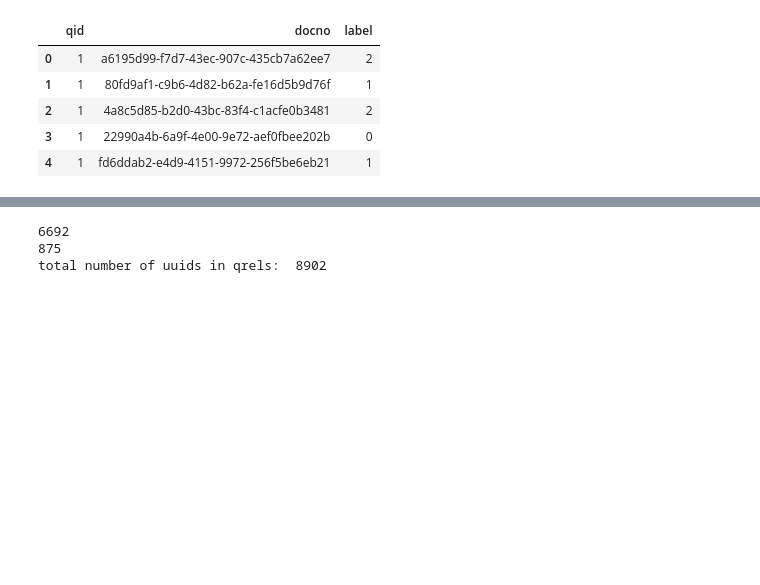
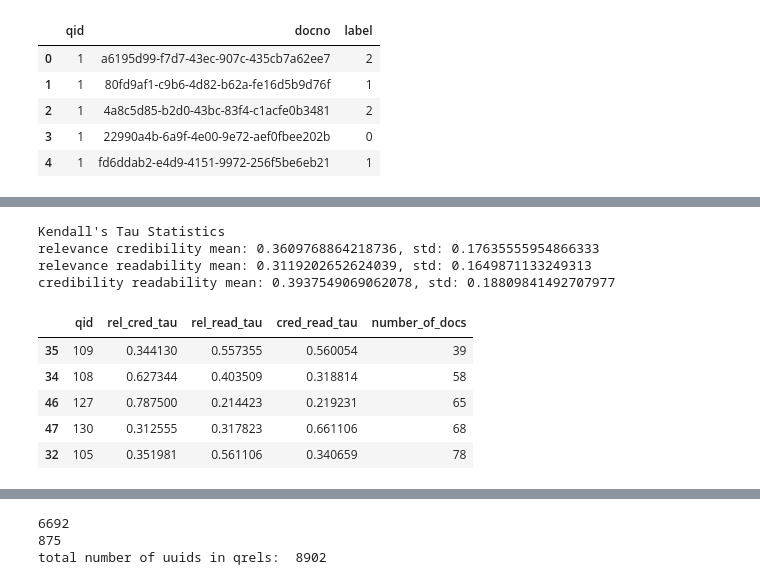
Before and after one commit to JoProbst/ThesisCode, a Jupyter notebook: data/data_exploration.ipynb, the cells around one changed output, grey strips where cells are left out. Cells and saved outputs as stored; diff of their text form; code cells hidden in the pictures; blank space fills up the shorter version.

```diff
--- a/data/data_exploration.ipynb
+++ b/data/data_exploration.ipynb
@@ -55,0 +58,70 @@ qrels.head()
+# %%
+from scipy.stats import kendalltau
+# for each query with query id qid, get list of documents with relevance score
+def get_relevant_docs(qs, qid):
+    qs = qs[qs["qid"] == qid][["docno", "label"]].values.tolist()
+    # sort by relevance score descending, then by docno ascending
+    qs = sorted(qs, key=lambda x: (-x[1], x[0]))
+    return [x[0] for x in qs]
+
+relevant_docs = []
+for qid in all_queries_df["qid"]:
+    doc_dict = {}
+    doc_dict["qid"] = qid
+    doc_dict["relevance"] = get_relevant_docs(qrels, qid)
+    doc_dict["credibility"] = get_relevant_docs(qcred, qid)
+    doc_dict["readability"] = get_relevant_docs(qread, qid)
+    # calculate kendale's tau for relevance and credibility and relevance and readability
+    doc_dict["rel_cred_tau"] = kendalltau(doc_dict["relevance"], doc_dict["credibility"])
+    doc_dict["rel_read_tau"] = kendalltau(doc_dict["relevance"], doc_dict["readability"])
+    doc_dict["cred_read_tau"] = kendalltau(doc_dict["credibility"], doc_dict["readability"])
+    relevant_docs.append(doc_dict)
+# %%
+# get the average kendall's tau for relevance and credibility and relevance and readability
+rel_cred_tau = [x["rel_cred_tau"][0] for x in relevant_docs]
+rel_read_tau = [x["rel_read_tau"][0] for x in relevant_docs]
+cred_read_tau = [x["cred_read_tau"][0] for x in relevant_docs]
+# drop nan values
+rel_cred_tau = [x for x in rel_cred_tau if str(x) != 'nan']
+rel_read_tau = [x for x in rel_read_tau if str(x) != 'nan']
+cred_read_tau = [x for x in cred_read_tau if str(x) != 'nan']
+
+def calculate_relevant_statistics(tau_list):
+    mean = sum(tau_list) / len(tau_list)
+    std = (sum([(x - mean)**2 for x in tau_list]) / len(tau_list))**0.5
+    return mean, std
+
+credibility_mean, credibility_std = calculate_relevant_statistics(rel_cred_tau)
+readability_mean, readability_std = calculate_relevant_statistics(rel_read_tau)
+credibility_readability_mean, credibility_readability_std = calculate_relevant_statistics(cred_read_tau)
+
+print("Kendall's Tau Statistics")
+print(f"relevance credibility mean: {credibility_mean}, std: {credibility_std}")
+print(f"relevance readability mean: {readability_mean}, std: {readability_std}")
+print(f"credibility readability mean: {credibility_readability_mean}, std: {credibility_readability_std}")
+# %% [output]
+Kendall's Tau Statistics
+relevance credibility mean: 0.3609768864218736, std: 0.17635555954866333
+relevance readability mean: 0.3119202652624039, std: 0.1649871133249313
+credibility readability mean: 0.3937549069062078, std: 0.18809841492707977
+# %%
+# new dataframe with qid, number_of_relevant_docs, number_of_credible_docs, number_of_readable_docs, and tau values
+relevant_docs_df = pd.DataFrame(relevant_docs)
+relevant_docs_df["number_of_docs"] = relevant_docs_df["relevance"].apply(lambda x: len(x))
+relevant_docs_df["rel_cred_tau"] = relevant_docs_df["rel_cred_tau"].apply(lambda x: x[0])
+relevant_docs_df["rel_read_tau"] = relevant_docs_df["rel_read_tau"].apply(lambda x: x[0])
+relevant_docs_df["cred_read_tau"] = relevant_docs_df["cred_read_tau"].apply(lambda x: x[0])
+# remove relevance, credibility, readability columns
+relevant_docs_df = relevant_docs_df.drop(columns=["relevance", "credibility", "readability"])
+# sort by number of docs descending
+relevant_docs_df = relevant_docs_df.sort_values(by=["number_of_docs"], ascending=True)
+# drop rows with nan values
+relevant_docs_df = relevant_docs_df.dropna()
+relevant_docs_df.head()
+# %% [output]
+|  | qid | rel_cred_tau | rel_read_tau | cred_read_tau | number_of_docs |
+| 35 | 109 | 0.344130 | 0.557355 | 0.560054 | 39 |
+| 34 | 108 | 0.627344 | 0.403509 | 0.318814 | 58 |
+| 46 | 127 | 0.787500 | 0.214423 | 0.219231 | 65 |
+| 47 | 130 | 0.312555 | 0.317823 | 0.661106 | 68 |
+| 32 | 105 | 0.351981 | 0.561106 | 0.340659 | 78 |
```
Also changed, not shown: parts of 20 cells of this notebook, 10 other files.
